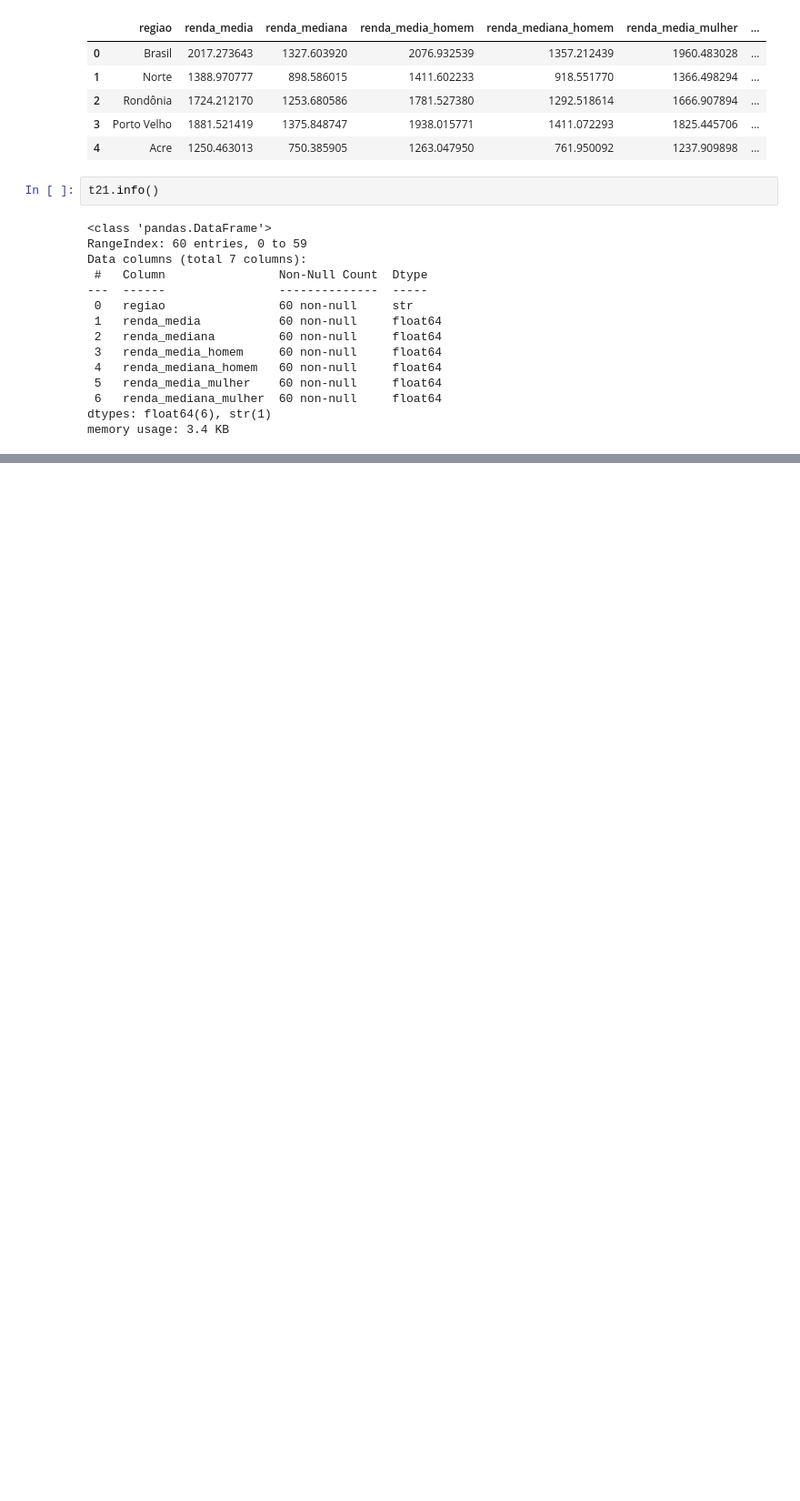
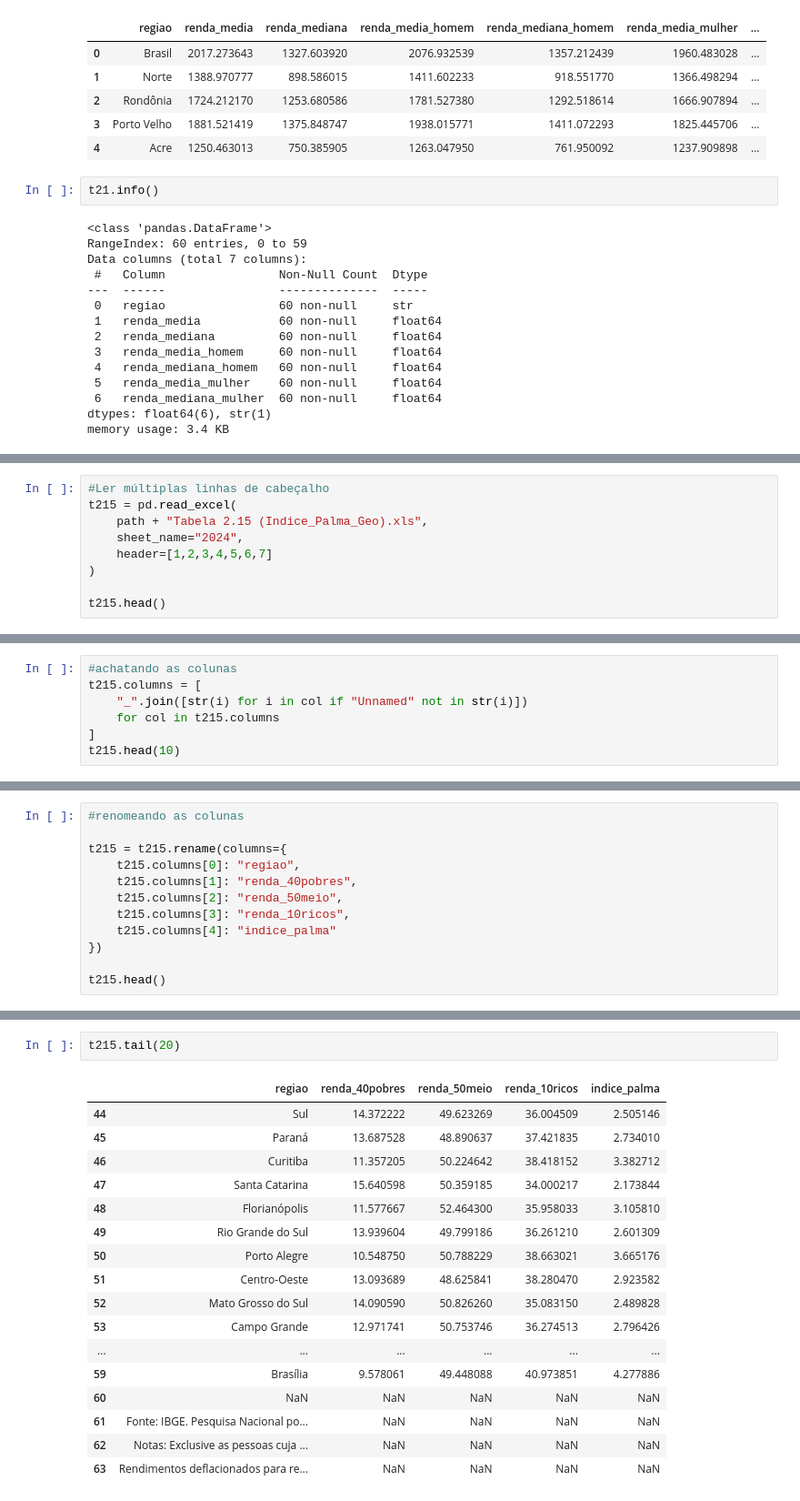
Before and after one commit to joaohs1/Analise-IBGE, a Jupyter notebook: notebooks/analise_exploratoria_ibge.ipynb, the cells around one changed output, grey strips where cells are left out. Shown at 91% size. Cells and saved outputs as stored; diff of their text form; blank space fills up the shorter version.

```diff
--- a/notebooks/analise_exploratoria_ibge.ipynb
+++ b/notebooks/analise_exploratoria_ibge.ipynb
@@ -257,0 +447,9 @@ t27.head(10)
+# %%
+#Ler múltiplas linhas de cabeçalho
+t215 = pd.read_excel(
+    path + "Tabela 2.15 (Indice_Palma_Geo).xls",
+    sheet_name="2024",
+    header=[1,2,3,4,5,6,7]
+)
+
+t215.head()
@@ -257,0 +469,7 @@ t27.head(10)
+# %%
+#achatando as colunas
+t215.columns = [
+    "_".join([str(i) for i in col if "Unnamed" not in str(i)])
+    for col in t215.columns
+]
+t215.head(10)
@@ -257,0 +488,12 @@ t27.head(10)
+# %%
+#renomeando as colunas
+
+t215 = t215.rename(columns={
+    t215.columns[0]: "regiao",
+    t215.columns[1]: "renda_40pobres",
+    t215.columns[2]: "renda_50meio",
+    t215.columns[3]: "renda_10ricos",
+    t215.columns[4]: "indice_palma"
+})
+
+t215.head()
@@ -257,0 +507,20 @@ t27.head(10)
+# %%
+t215.tail(20)
+# %% [output]
+|  | regiao | renda_40pobres | renda_50meio | renda_10ricos | indice_palma |
+| 44 | Sul | 14.372222 | 49.623269 | 36.004509 | 2.505146 |
+| 45 | Paraná | 13.687528 | 48.890637 | 37.421835 | 2.734010 |
+| 46 | Curitiba | 11.357205 | 50.224642 | 38.418152 | 3.382712 |
+| 47 | Santa Catarina | 15.640598 | 50.359185 | 34.000217 | 2.173844 |
+| 48 | Florianópolis | 11.577667 | 52.464300 | 35.958033 | 3.105810 |
+| 49 | Rio Grande do Sul | 13.939604 | 49.799186 | 36.261210 | 2.601309 |
+| 50 | Porto Alegre | 10.548750 | 50.788229 | 38.663021 | 3.665176 |
+| 51 | Centro-Oeste | 13.093689 | 48.625841 | 38.280470 | 2.923582 |
+| 52 | Mato Grosso do Sul | 14.090590 | 50.826260 | 35.083150 | 2.489828 |
+| 53 | Campo Grande | 12.971741 | 50.753746 | 36.274513 | 2.796426 |
+| ... | ... | ... | ... | ... | ... |
+| 59 | Brasília | 9.578061 | 49.448088 | 40.973851 | 4.277886 |
+| 60 | NaN | NaN | NaN | NaN | NaN |
+| 61 | Fonte: IBGE. Pesquisa Nacional po... | NaN | NaN | NaN | NaN |
+| 62 | Notas: Exclusive as pessoas cuja ... | NaN | NaN | NaN | NaN |
+| 63 | Rendimentos deflacionados para re... | NaN | NaN | NaN | NaN |
```
Also changed, not shown: parts of 25 cells of this notebook.
